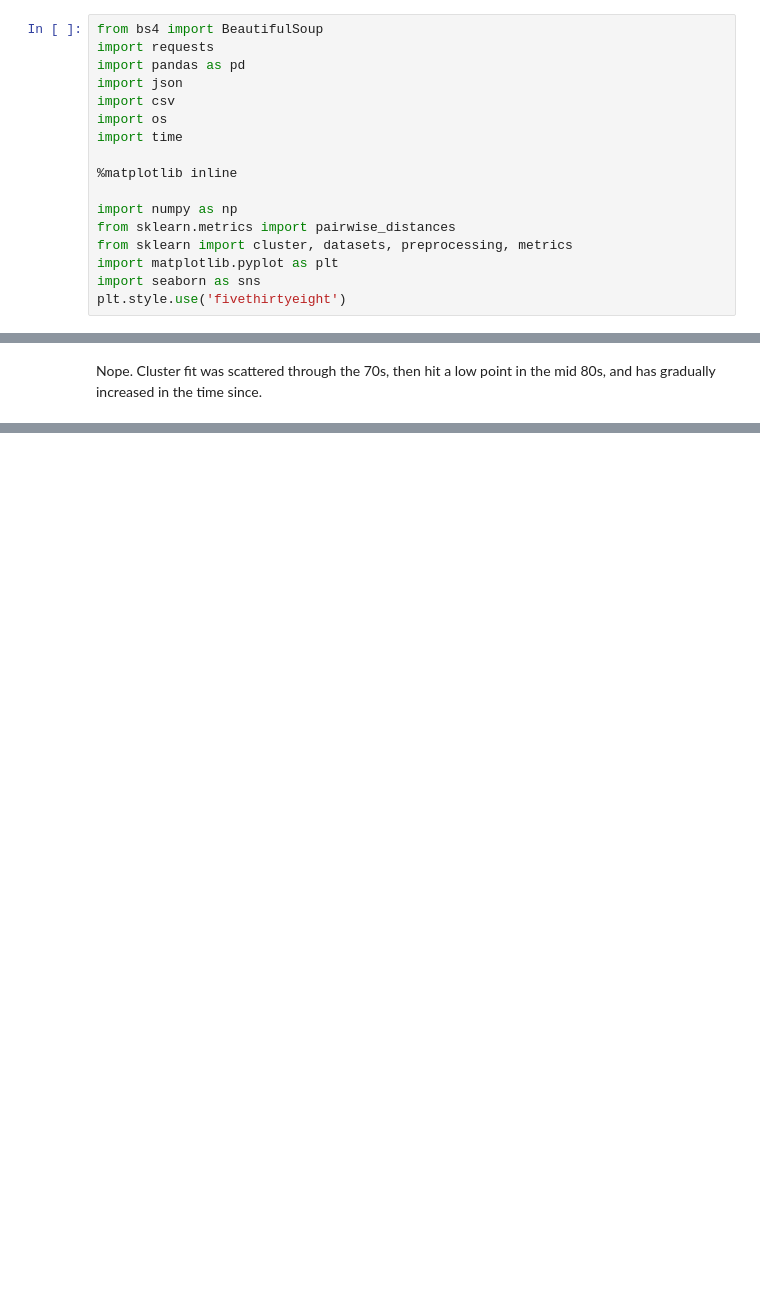
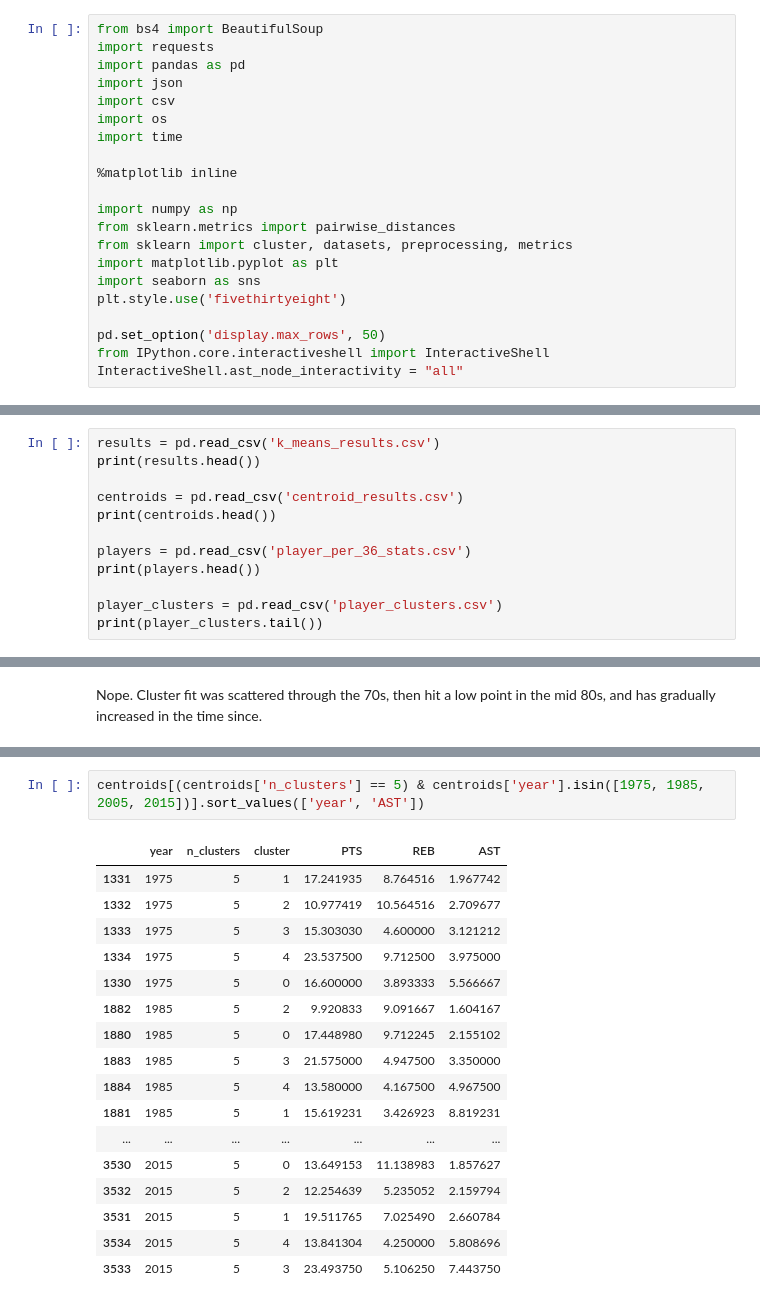
Before and after one commit to moshea93/K-Means-Player-Groupings, a Jupyter notebook: K-Means.ipynb, the cells around one changed output, grey strips where cells are left out. Saved outputs shown, nothing was run; the diff lists cells and outputs as text; blank space fills up the shorter version.

Commit message:
added base tables for cluster stats and player stats

```diff
--- a/K-Means.ipynb
+++ b/K-Means.ipynb
@@ -15,6 +15,10 @@ from sklearn import cluster, datasets, preprocessing, metrics
 import matplotlib.pyplot as plt
 import seaborn as sns
 plt.style.use('fivethirtyeight')
+
+pd.set_option('display.max_rows', 50)
+from IPython.core.interactiveshell import InteractiveShell
+InteractiveShell.ast_node_interactivity = "all"
 # %% [markdown]
 ## Data Retrieval
 # %%
@@ -200,0 +212,12 @@ print(df)
+# %%
+results = pd.read_csv('k_means_results.csv')
+print(results.head())
+
+centroids = pd.read_csv('centroid_results.csv')
+print(centroids.head())
+
+players = pd.read_csv('player_per_36_stats.csv')
+print(players.head())
+
+player_clusters = pd.read_csv('player_clusters.csv')
+print(player_clusters.tail())
@@ -218,0 +262,20 @@ Nope. Cluster fit was scattered through the 70s, then hit a low point in the mid
+# %%
+centroids[(centroids['n_clusters'] == 5) & centroids['year'].isin([1975, 1985, 2005, 2015])].sort_values(['year', 'AST'])
+# %% [output]
+|  | year | n_clusters | cluster | PTS | REB | AST |
+| 1331 | 1975 | 5 | 1 | 17.241935 | 8.764516 | 1.967742 |
+| 1332 | 1975 | 5 | 2 | 10.977419 | 10.564516 | 2.709677 |
+| 1333 | 1975 | 5 | 3 | 15.303030 | 4.600000 | 3.121212 |
+| 1334 | 1975 | 5 | 4 | 23.537500 | 9.712500 | 3.975000 |
+| 1330 | 1975 | 5 | 0 | 16.600000 | 3.893333 | 5.566667 |
+| 1882 | 1985 | 5 | 2 | 9.920833 | 9.091667 | 1.604167 |
+| 1880 | 1985 | 5 | 0 | 17.448980 | 9.712245 | 2.155102 |
+| 1883 | 1985 | 5 | 3 | 21.575000 | 4.947500 | 3.350000 |
+| 1884 | 1985 | 5 | 4 | 13.580000 | 4.167500 | 4.967500 |
+| 1881 | 1985 | 5 | 1 | 15.619231 | 3.426923 | 8.819231 |
+| ... | ... | ... | ... | ... | ... | ... |
+| 3530 | 2015 | 5 | 0 | 13.649153 | 11.138983 | 1.857627 |
+| 3532 | 2015 | 5 | 2 | 12.254639 | 5.235052 | 2.159794 |
+| 3531 | 2015 | 5 | 1 | 19.511765 | 7.025490 | 2.660784 |
+| 3534 | 2015 | 5 | 4 | 13.841304 | 4.250000 | 5.808696 |
+| 3533 | 2015 | 5 | 3 | 23.493750 | 5.106250 | 7.443750 |
```
Also changed, not shown: parts of 9 cells of this notebook.
